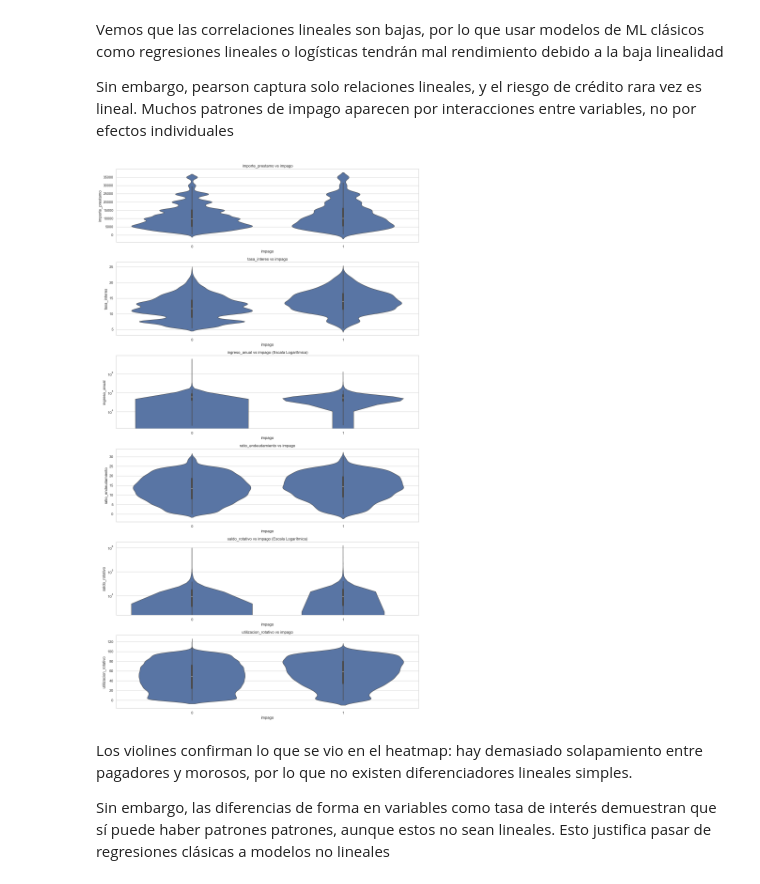
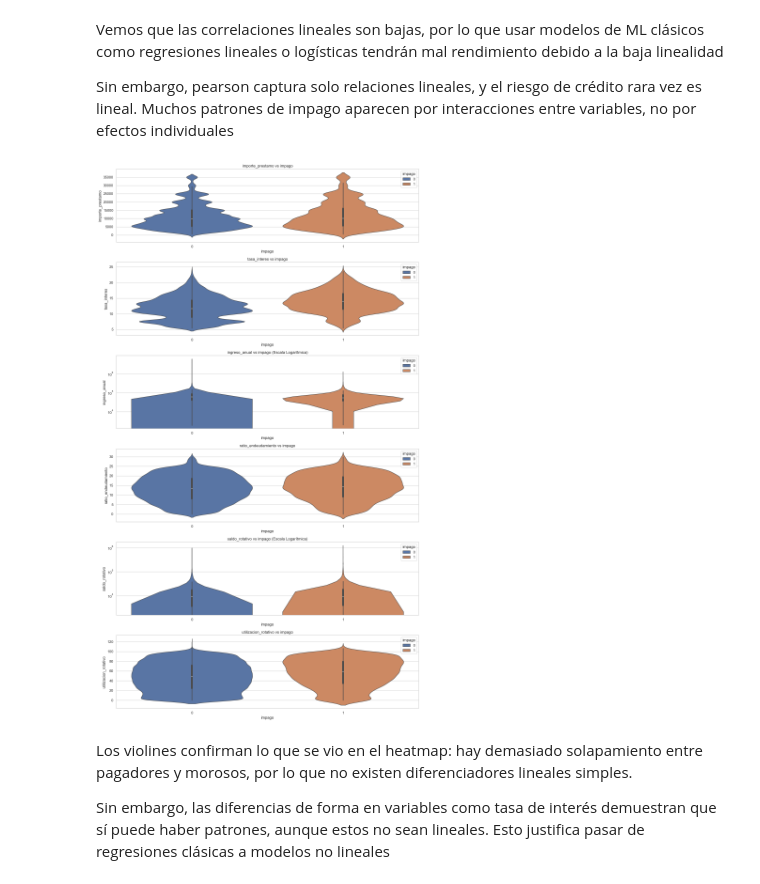
Before and after one commit to Jxweyy/CUNEF__PROYECTO_APRENDIZAJE_AUTOMATICO, a Jupyter notebook: 00_EDA.ipynb, the cells around one changed output. Cells and saved outputs as stored; diff of their text form; code cells hidden in the pictures.

```diff
--- a/00_EDA.ipynb
+++ b/00_EDA.ipynb
@@ -466,7 +464,7 @@ i = 0
 
 for fila in range(2):
     for columna in range(3):
-        sns.boxplot(data=df, y=numericas_continuas[i], ax=axes[fila][columna])
+        sns.boxplot(data=df, y=numericas_continuas[i], ax=axes[fila][columna], hue="impago")
         axes[fila][columna].set_title(numericas_continuas[i])
         i += 1
 plt.show()
@@ -479,7 +477,7 @@ i = 0
 
 for fila in range(2):
     for columna in range(3):
-        sns.kdeplot(data=df, x=numericas_continuas[i], ax=axes[fila][columna], fill = True)
+        sns.kdeplot(data=df, x=numericas_continuas[i], ax=axes[fila][columna], fill = True, hue="impago")
         axes[fila][columna].set_title(numericas_continuas[i])
         i += 1
 plt.show()
@@ -519,7 +493,7 @@ for i, col in enumerate(categoricas, 1):
     order = df[col].value_counts().index
     sns.countplot(data=df, x=col, order=order)
     plt.title(f"Distribución de {col}")
-    plt.xticks(rotation=45)
+    plt.xticks(rotation=90)
 
 plt.tight_layout()
 plt.show()
@@ -618,21 +629,21 @@ Muchos patrones de impago aparecen por interacciones entre variables, no por efe
 # %%
 plt.figure(figsize=(14, 4 * len(numericas_continuas)))
 
 for i, col in enumerate(numericas_continuas, 1):
     plt.subplot(len(numericas_continuas), 1, i)
-    sns.violinplot(x=df["impago"], y=df[col])
+    sns.violinplot(data=df, x=df["impago"], y=df[col], hue="impago")
 
     # Uso de escalas logarítmicas para las columnas muy grandes
-    if col in ['ingreso_anual', 'saldo_rotativo']:
-        plt.yscale('log')
+    if col in ["ingreso_anual", "saldo_rotativo"]:
+        plt.yscale("log")
         plt.title(f"{col} vs impago (Escala Logarítmica)")
     else:
         plt.title(f"{col} vs impago")
 plt.tight_layout()
 plt.show()
 # %% [output]
-[figure, old version]
+[figure, new version]
 # %% [markdown]
 Los violines confirman lo que se vio en el heatmap: hay demasiado solapamiento entre pagadores y morosos, por lo que no existen diferenciadores lineales simples.
 
-Sin embargo, las diferencias de forma en variables como tasa de interés demuestran que sí puede haber patrones patrones, aunque estos no sean lineales. Esto justifica pasar de regresiones clásicas a modelos no lineales
+Sin embargo, las diferencias de forma en variables como tasa de interés demuestran que sí puede haber patrones, aunque estos no sean lineales. Esto justifica pasar de regresiones clásicas a modelos no lineales
```
Also changed, not shown: parts of 16 cells of this notebook.
